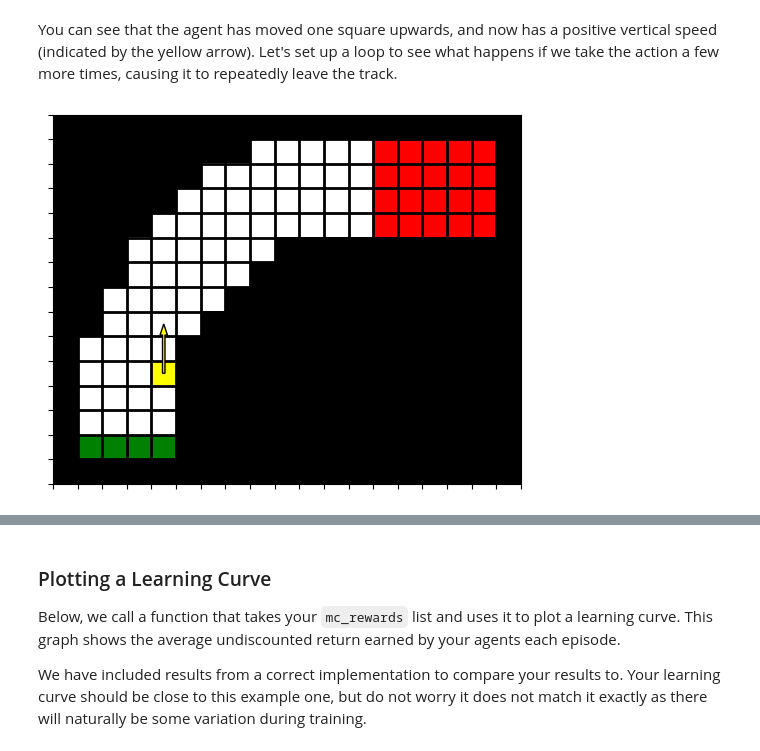
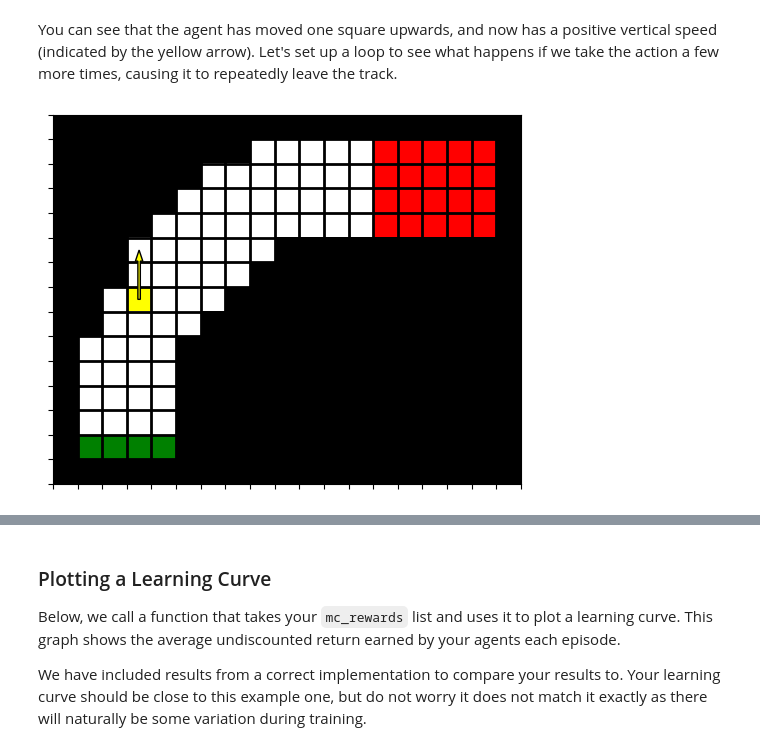
Before and after one commit to Salceid0/proyecto-bath, a Jupyter notebook: RL/W3/rl_cw_2_monte_carlo.ipynb, the cells around one changed output, grey strips where cells are left out. Cells and saved outputs as stored; diff of their text form; code cells hidden in the pictures.

```diff
--- a/RL/W3/rl_cw_2_monte_carlo.ipynb
+++ b/RL/W3/rl_cw_2_monte_carlo.ipynb
@@ -87,12 +87,12 @@ Next State: (1, 3, 0, 0), Reward: -11, Terminal: False
 # %% [markdown]
 You can see that the agent has moved one square upwards, and now has a positive vertical speed (indicated by the yellow arrow). Let's set up a loop to see what happens if we take the action a few more times, causing it to repeatedly leave the track.
 # %%
-num_steps = 50
+num_steps = 3
 for t in range(num_steps) :
     next_state, reward, terminal = env.step(1)
     env.render()
 # %% [output]
-[figure, old version]
+[figure, new version]
 # %% [markdown]
 ## Exercise: On-Policy MC Control
 
```
Also changed, not shown: parts of 6 cells of this notebook, 2 other files.
